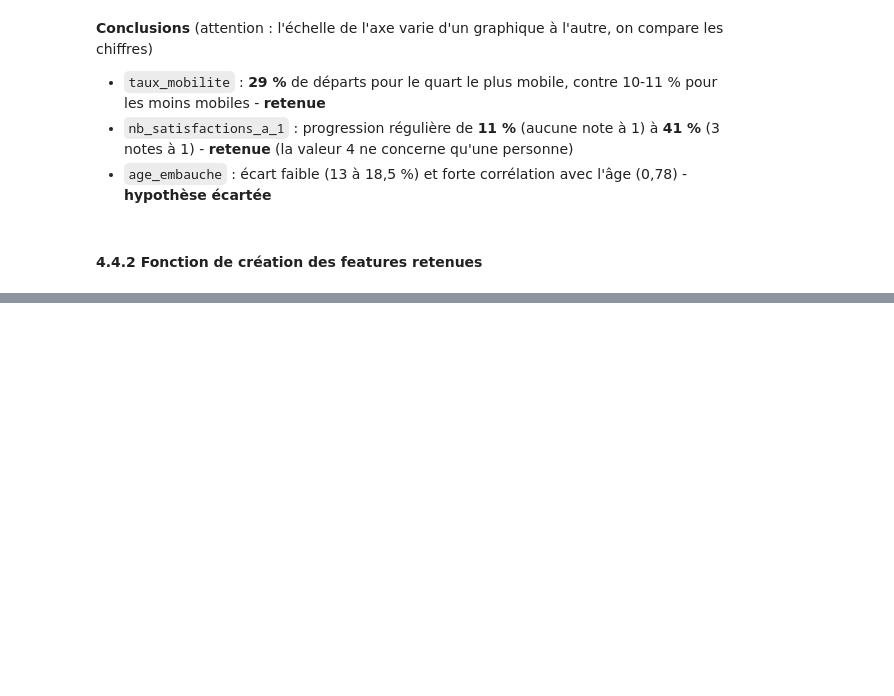
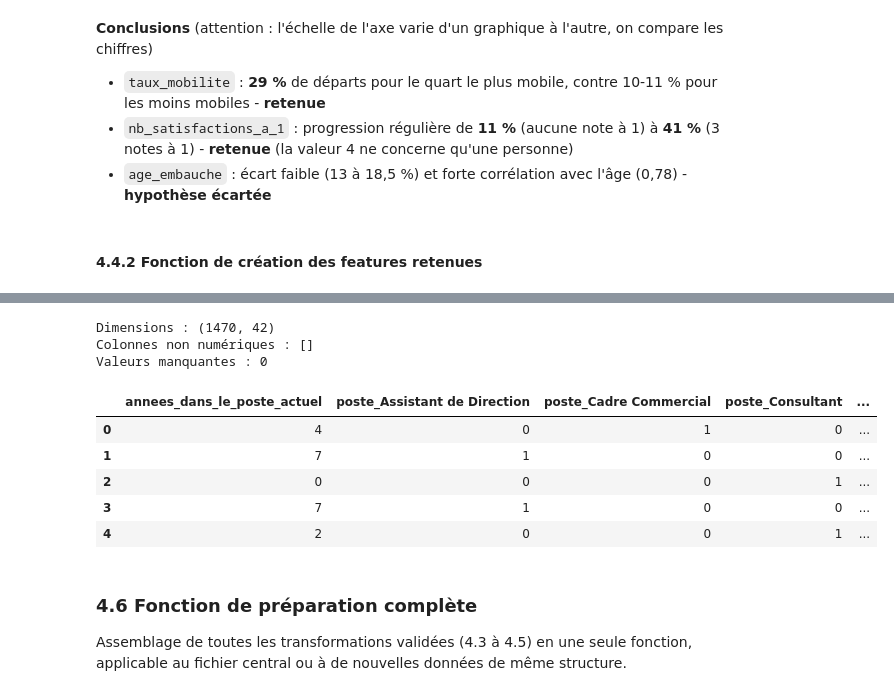
Before and after one commit to youdontknowmu/Projet4, a Jupyter notebook: 01_exploration.ipynb, the cells around one changed output, grey strips where cells are left out. Cells and saved outputs as stored; diff of their text form; code cells hidden in the pictures; blank space fills up the shorter version.

Commit message:
Finalisation partie 4, juste avant pipeline

```diff
--- a/01_exploration.ipynb
+++ b/01_exploration.ipynb
@@ -1046,11 +1047,12 @@ COLONNES_REDONDANTES = [
     "niveau_hierarchique_poste",        # doublon de revenu_mensuel
     "annees_sous_responsable_actuel",   # doublon de l'ancienneté entreprise / poste
     "note_evaluation_actuelle",         # entièrement déterminée par l'augmentation
+    "departement",                      # quasiment déterminé par le poste (cf. 3.3)
 ]
 
 # Copie de travail : df reste intact pour l'analyse exploratoire
 df_modele = df.drop(columns=COLONNES_REDONDANTES)
-print("Avant :", df.shape, "→ Après :", df_modele.shape)   # attendu : 30 → 26 colonnes
+print("Avant :", df.shape, "→ Après :", df_modele.shape)   # attendu : 29 → 25 colonnes
 
 # ------------------------------------------------------------
 # Vérification : quelles paires dépassent encore 0,7 ?
@@ -1188,0 +1210,55 @@ print(df_modele.shape)   # attendu : 1470 lignes, 28 colonnes (26 + 2 features)
+# %%
+# ------------------------------------------------------------
+# Fonction : encodage des variables qualitatives
+# ------------------------------------------------------------
+COLONNES_ONE_HOT = ["statut_marital", "domaine_etude", "poste"]
+ORDRE_DEPLACEMENT = {"Aucun": 0, "Occasionnel": 1, "Frequent": 2}
+
+def encoder_variables(df):
+    """Encode les variables texte en nombres et renvoie une copie du DataFrame."""
+    df = df.copy()
+
+    # 1) Genre : variable binaire -> une seule colonne 0/1
+    #    On renomme la colonne pour que le 1 ait un sens explicite
+    df["genre"] = df["genre"].map({"F": 0, "M": 1})
+    df = df.rename(columns={"genre": "genre_masculin"})
+
+    # 2) Fréquence de déplacement : variable ordonnée -> encodage ordinal
+    df["frequence_deplacement"] = df["frequence_deplacement"].map(ORDRE_DEPLACEMENT)
+
+    # 3) Variables sans ordre -> one-hot : une colonne 0/1 par valeur possible
+    #    dtype=int : des 0/1 plutôt que des True/False
+    df = pd.get_dummies(df, columns=COLONNES_ONE_HOT, dtype=int)
+
+    return df
+
+df_encode = encoder_variables(df_modele)
+
+# ------------------------------------------------------------
+# Vérifications
+# ------------------------------------------------------------
+# 1) Dimensions : 27 - 3 (colonnes sources) + 3 + 6 + 9 (colonnes one-hot) = 42
+print("Dimensions :", df_encode.shape)
+
+# 2) Il ne doit plus rester aucune colonne texte
+print("Colonnes non numériques :", list(df_encode.select_dtypes(exclude="number").columns))
+
+# 3) Aucune valeur vide : .map() renvoie une case vide si une valeur n'est pas dans le dictionnaire
+#    (une faute d'orthographe dans ORDRE_DEPLACEMENT serait donc détectée ici)
+print("Valeurs manquantes :", df_encode.isna().sum().sum())
+
+# 4) Aperçu des colonnes créées par le one-hot
+display(df_encode.filter(like="poste_").head())
+# %% [output]
+Dimensions : (1470, 42)
+Colonnes non numériques : []
+Valeurs manquantes : 0
+|  | annees_dans_le_poste_actuel | poste_Assistant de Direction | poste_Cadre Commercial | poste_Consultant | ... |
+| 0 | 4 | 0 | 1 | 0 | ... |
+| 1 | 7 | 1 | 0 | 0 | ... |
+| 2 | 0 | 0 | 0 | 1 | ... |
+| 3 | 7 | 1 | 0 | 0 | ... |
+| 4 | 2 | 0 | 0 | 1 | ... |
+# %% [markdown]
+### 4.6 Fonction de préparation complète
+Assemblage de toutes les transformations validées (4.3 à 4.5) en une seule fonction, applicable au fichier central ou à de nouvelles données de même structure.
```
Also changed, not shown: parts of 9 cells of this notebook.
